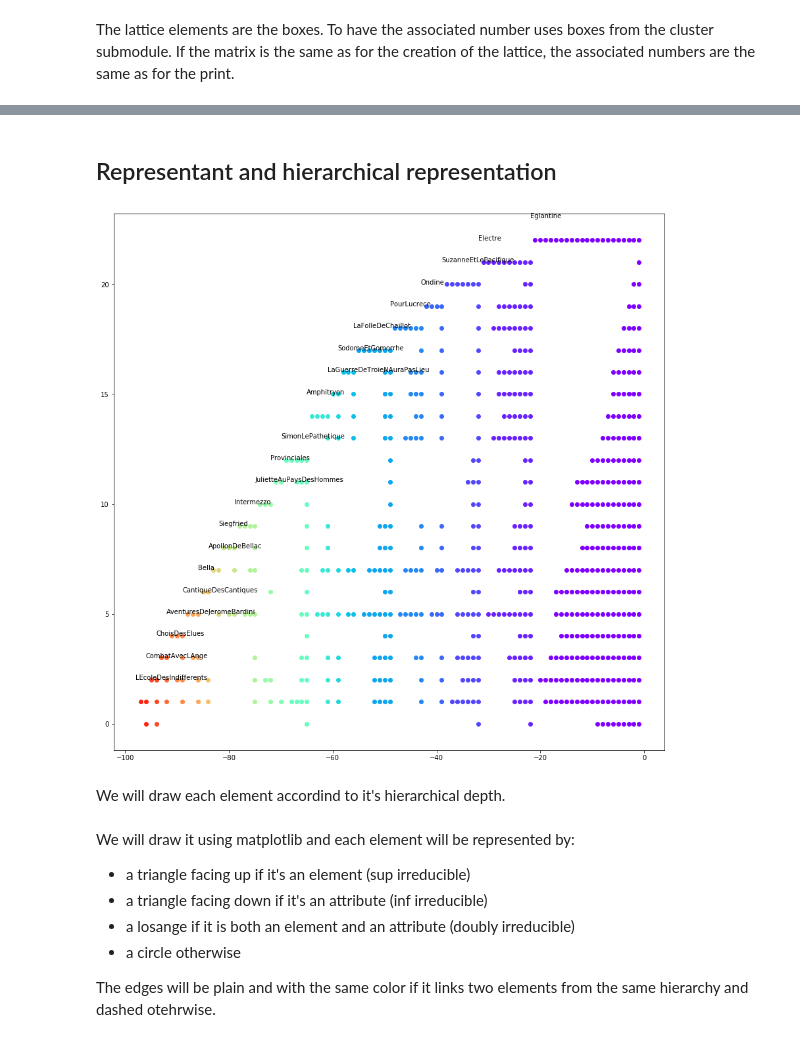
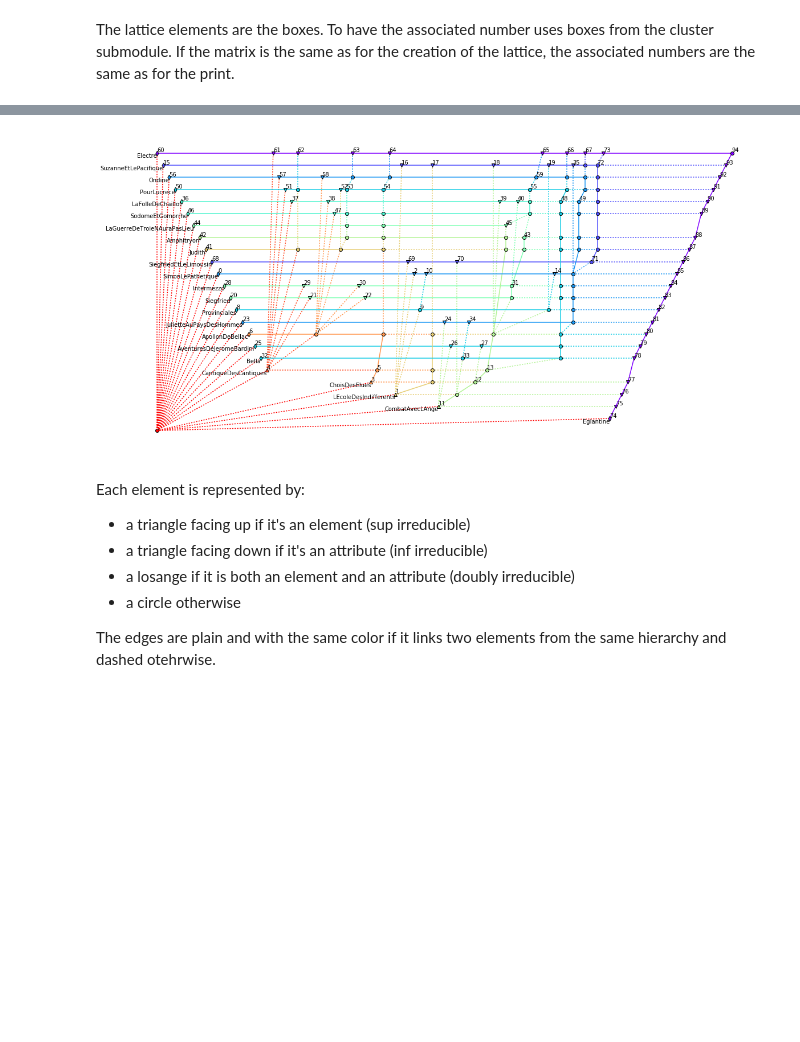
Before and after one commit to 6ka/totally_balanced_structures, a Jupyter notebook: examples/giraudoux.ipynb, the cells around one changed output, grey strips where cells are left out. Cells and saved outputs as stored; diff of their text form; code cells hidden in the pictures; blank space fills up the shorter version.

```diff
--- a/examples/giraudoux.ipynb
+++ b/examples/giraudoux.ipynb
@@ -67,7 +67,7 @@ False
 # %%
-from tbs.totally_balanced_diss.totally_balanced_diss import approximation_totally_balanced_diss
+from tbs.chordal import approximation_to_totally_balanced_diss
 
-diss_totally_balanced = approximation_totally_balanced_diss(raw_distance)
+diss_totally_balanced = approximation_to_totally_balanced_diss(raw_distance)
 # %%
 isa_totally_balanced_diss(diss_totally_balanced)
 # %% [output]
@@ -228,2 +201,0 @@ sorted_clusters = sort_clusters_by_order(clusters, chordal_order)
-# %% [markdown]
-## Representant and hierarchical representation
@@ -236,22 +201,0 @@ import matplotlib.cm
-# %%
-%matplotlib inline
-pyplot.figure(figsize=(15, 15))
-
-pos_y = {x: len(chordal_order) - 1 - i for i, x in enumerate(chordal_order)}
-colors = matplotlib.cm.rainbow([0. + 1.0 * x / (len(sorted_clusters) - 1) for x in range(len(sorted_clusters))])
-x = 0
-for col, clusters in enumerate(sorted_clusters):
-    if len(clusters)== 1 and len(clusters[0]) == 1:
-        continue
-    x -= len(clusters)
-    pyplot.annotate(str(chordal_order[col]), xy=(x-1, len(chordal_order) - col), color="black")
-
-    for i in range(len(clusters)):
-        cluster = clusters[i]
-        for elem in cluster:
-            y = pos_y[elem]
-            pyplot.scatter(x + i, y, marker="o", color=colors[col], edgecolors=None)
-# %% [output]
-[figure, removed]
-# %% [markdown]
-We will draw each element accordind to it's hierarchical depth.
@@ -265,8 +202,16 @@ number_hierarchies = max(hierarchy_association.values()) + 1
+# %%
+from tbs.gamma_free import draw_to_pyplot
+
+pyplot.figure(figsize=(20, 10))
+
+draw_to_pyplot(context_matrix, pyplot, matplotlib.cm.rainbow)
+# %% [output]
+[figure, added]
 # %% [markdown]
-We will draw it using matplotlib and each element will be represented by:
+Each element is represented by:
   - a triangle facing up if it's an element (sup irreducible)
   - a triangle facing down if it's an attribute (inf irreducible)
   - a losange if it is both an element and an attribute (doubly irreducible)
   - a circle otherwise
 
-The edges will be plain and with the same color if it links two elements from the same hierarchy and dashed otehrwise.
+The edges are plain and with the same color if it links two elements from the same hierarchy and dashed otehrwise.
```
Also changed, not shown: parts of 43 cells of this notebook, 3 other files.
